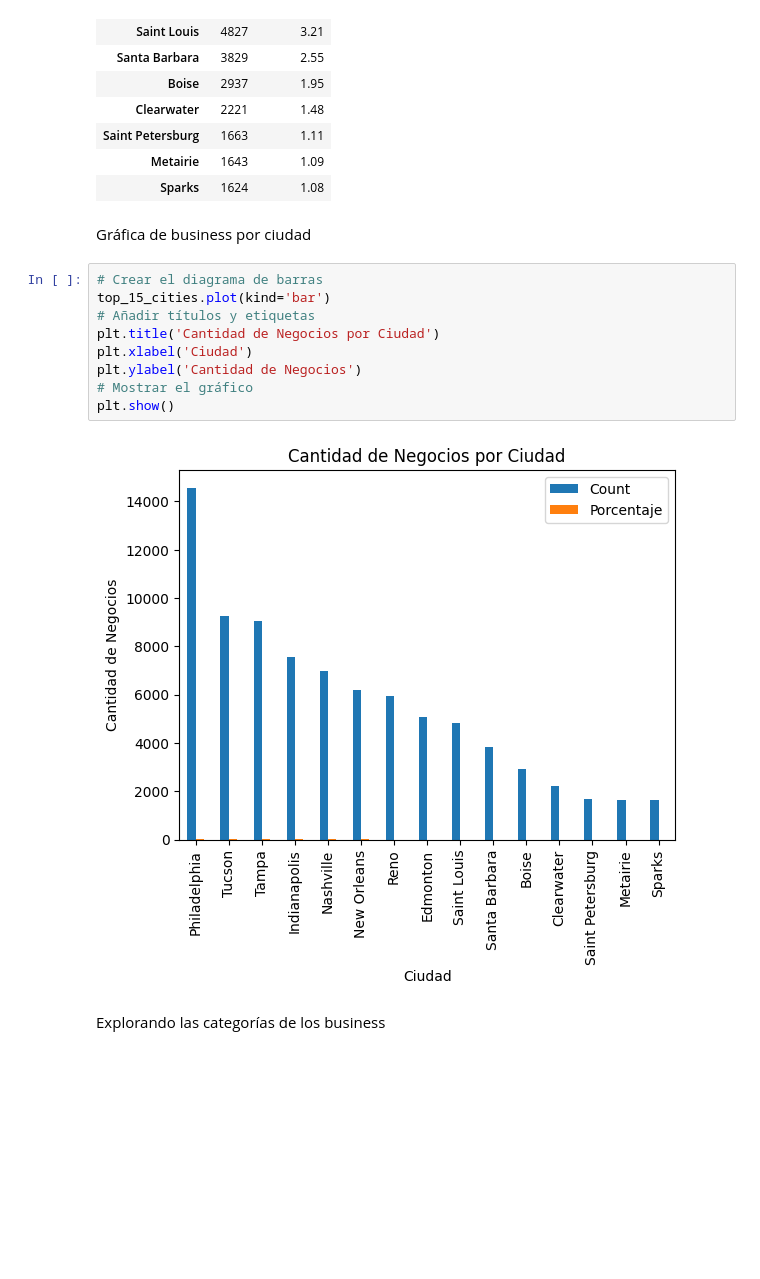
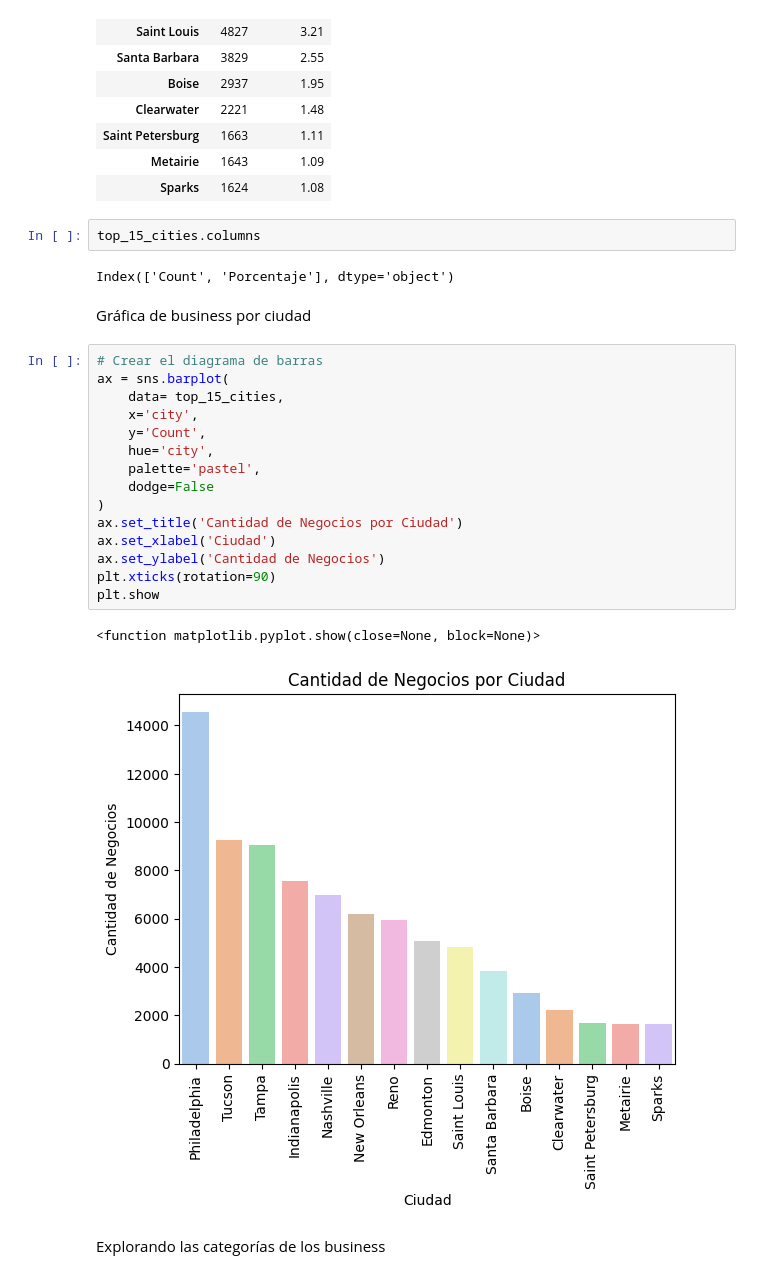
Before and after one commit to SDCaFlo/datapt11_pf_grupo02, a Jupyter notebook: EDA-YELP.ipynb, the cells around one changed output. Drawn from its saved outputs; the diff is of its cells as text; blank space fills up the shorter version.

```diff
--- a/EDA-YELP.ipynb
+++ b/EDA-YELP.ipynb
@@ -111,19 +111,30 @@ top_15_cities
 | Saint Petersburg | 1663 | 1.11 |
 | Metairie | 1643 | 1.09 |
 | Sparks | 1624 | 1.08 |
+# %%
+top_15_cities.columns
+# %% [output]
+Index(['Count', 'Porcentaje'], dtype='object')
 # %% [markdown]
 Gráfica de business por ciudad
 # %%
 # Crear el diagrama de barras
-top_15_cities.plot(kind='bar')
-# Añadir títulos y etiquetas
-plt.title('Cantidad de Negocios por Ciudad')
-plt.xlabel('Ciudad')
-plt.ylabel('Cantidad de Negocios')
-# Mostrar el gráfico
-plt.show()
+ax = sns.barplot(
+    data= top_15_cities,
+    x='city',
+    y='Count',
+    hue='city',
+    palette='pastel',
+    dodge=False
+)
+ax.set_title('Cantidad de Negocios por Ciudad')
+ax.set_xlabel('Ciudad')
+ax.set_ylabel('Cantidad de Negocios')
+plt.xticks(rotation=90)
+plt.show
 # %% [output]
+<function matplotlib.pyplot.show(close=None, block=None)>
-[figure, old version]
+[figure, new version]
 # %% [markdown]
 Explorando las categorías de los business
 # %%
```
Also changed, not shown: parts of 9 cells of this notebook, 2 other files.
